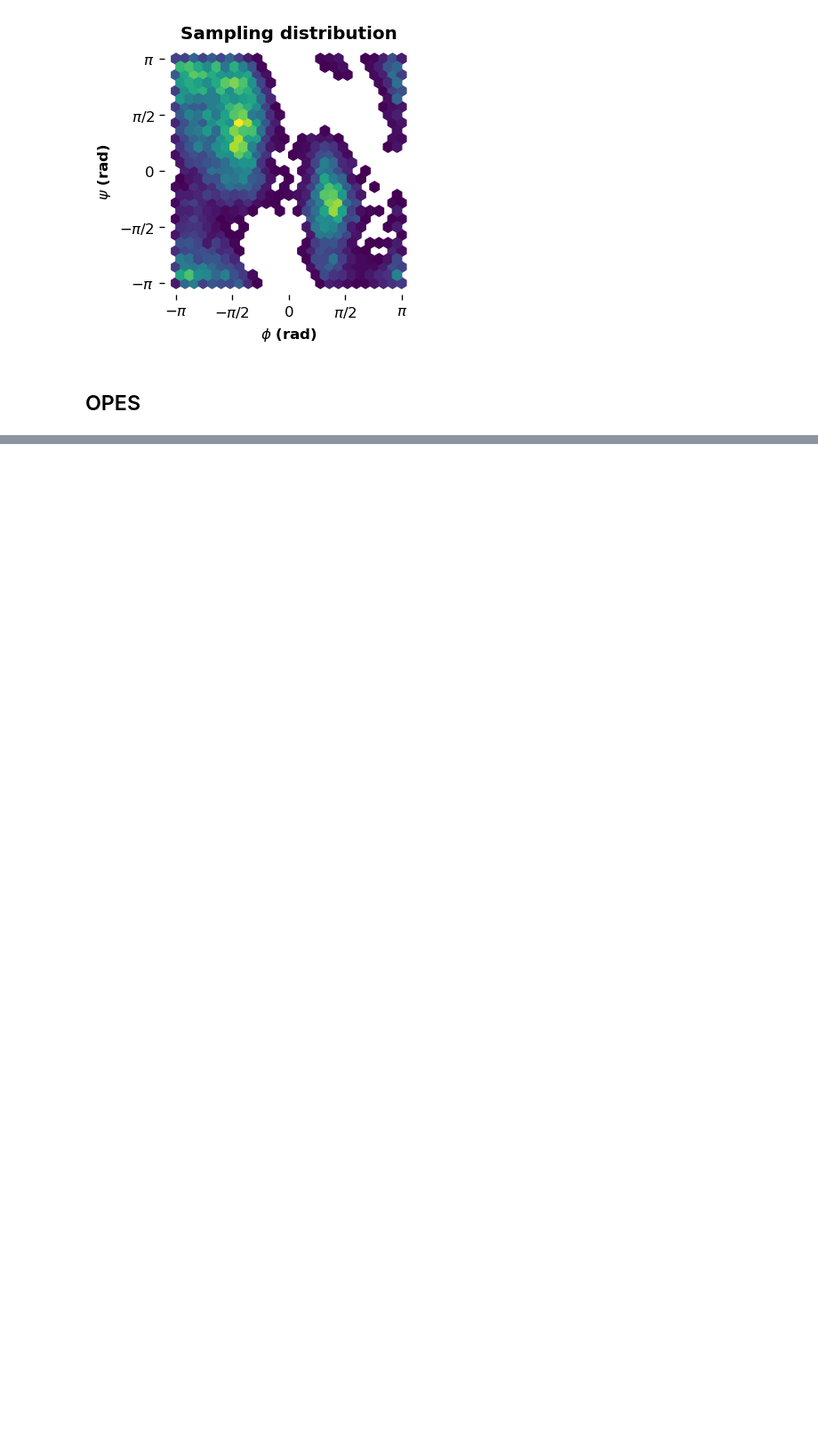
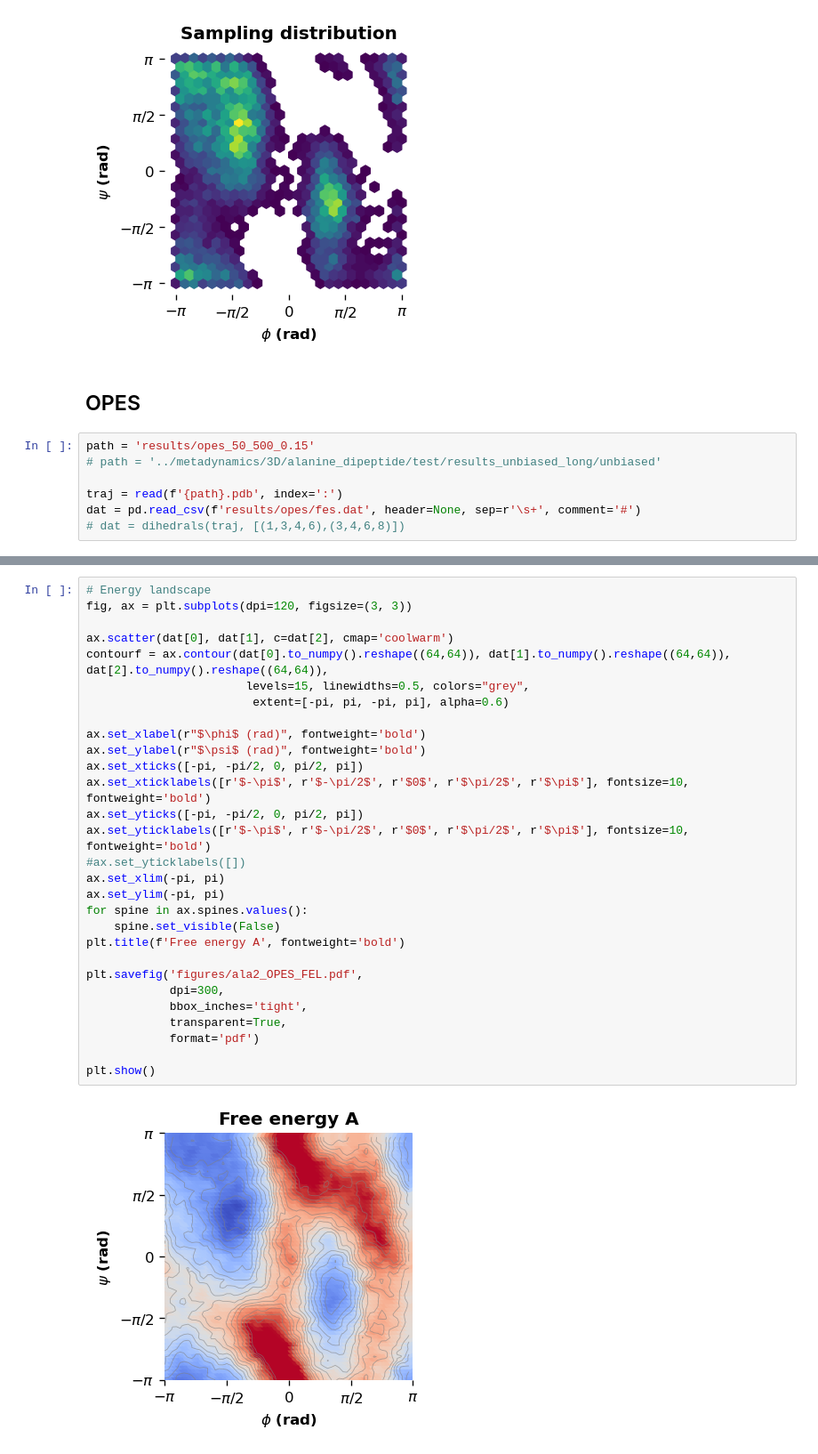
Before and after one commit to XiangruiLi-Ray/enhanced_sampling_examples, a Jupyter notebook: analyze.ipynb, the cells around one changed output, grey strips where cells are left out. Shown: that part at 89% size. Drawn from its saved outputs; the diff is of its cells as text; blank space fills up the shorter version.

```diff
--- a/analyze.ipynb
+++ b/analyze.ipynb
@@ -171,3 +188,10 @@ plt.show()
 [figure]
 # %% [markdown]
 ## OPES
+# %%
+path = 'results/opes_50_500_0.15'
+# path = '../metadynamics/3D/alanine_dipeptide/test/results_unbiased_long/unbiased'
+
+traj = read(f'{path}.pdb', index=':')
+dat = pd.read_csv(f'results/opes/fes.dat', header=None, sep=r'\s+', comment='#')
+# dat = dihedrals(traj, [(1,3,4,6),(3,4,6,8)])
@@ -173,0 +214,31 @@ plt.show()
+# %%
+# Energy landscape
+fig, ax = plt.subplots(dpi=120, figsize=(3, 3))
+
+ax.scatter(dat[0], dat[1], c=dat[2], cmap='coolwarm')
+contourf = ax.contour(dat[0].to_numpy().reshape((64,64)), dat[1].to_numpy().reshape((64,64)), dat[2].to_numpy().reshape((64,64)),
+                       levels=15, linewidths=0.5, colors="grey",
+                        extent=[-pi, pi, -pi, pi], alpha=0.6)
+
+ax.set_xlabel(r"$\phi$ (rad)", fontweight='bold')
+ax.set_ylabel(r"$\psi$ (rad)", fontweight='bold')
+ax.set_xticks([-pi, -pi/2, 0, pi/2, pi])
+ax.set_xticklabels([r'$-\pi$', r'$-\pi/2$', r'$0$', r'$\pi/2$', r'$\pi$'], fontsize=10, fontweight='bold')
+ax.set_yticks([-pi, -pi/2, 0, pi/2, pi])
+ax.set_yticklabels([r'$-\pi$', r'$-\pi/2$', r'$0$', r'$\pi/2$', r'$\pi$'], fontsize=10, fontweight='bold')
+#ax.set_yticklabels([])
+ax.set_xlim(-pi, pi)
+ax.set_ylim(-pi, pi)
+for spine in ax.spines.values():
+    spine.set_visible(False)
+plt.title(f'Free energy A', fontweight='bold')
+
+plt.savefig('figures/ala2_OPES_FEL.pdf',
+            dpi=300,
+            bbox_inches='tight',
+            transparent=True,
+            format='pdf')
+
+plt.show()
+# %% [output]
+[figure, added]
```
Also changed, not shown: parts of 9 cells of this notebook, 5 other files.
